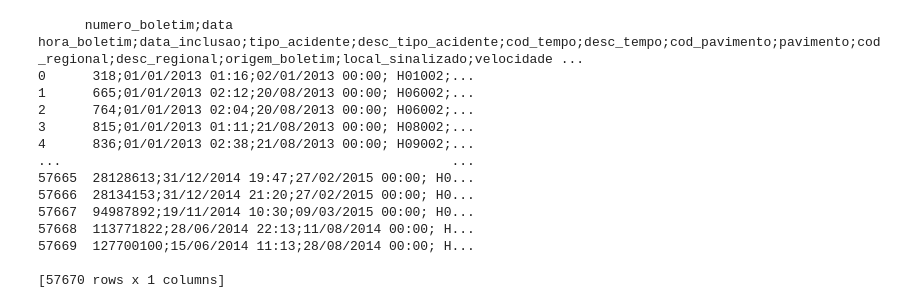
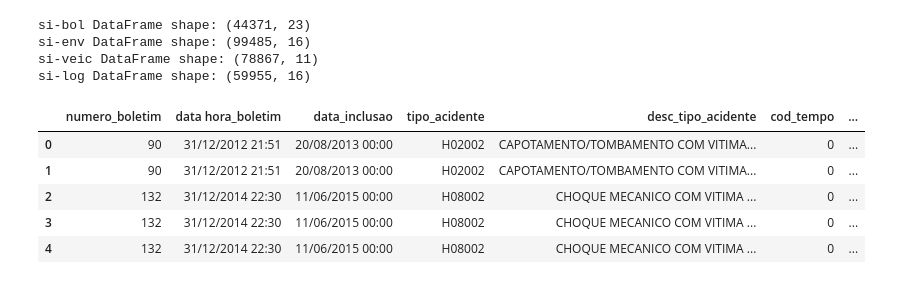
Before and after one commit to SamuelLipovetsky/mda_project, a Jupyter notebook: main.ipynb, the cells around one changed output. Cells and saved outputs as stored; diff of their text form; code cells hidden in the pictures.

```diff
--- a/main.ipynb
+++ b/main.ipynb
@@ -1,35 +1,54 @@
 # %%
 import pandas as pd
 import os
+#loading and joining the tables based on the first colum "numero_boletim" or"num_boletim"
+def load_and_concatenate_csvs(directory_path, delimiter=';'):
+    csv_files = [file for file in os.listdir(directory_path) if file.endswith('.csv')]
+    dataframes = []
+    for file in csv_files:
+        file_path = os.path.join(directory_path, file)
+        try:
+            df = pd.read_csv(file_path, encoding='utf-8', delimiter=delimiter, on_bad_lines='skip')
+        except UnicodeDecodeError:
+            df = pd.read_csv(file_path, encoding='latin1', delimiter=delimiter, on_bad_lines='skip')
+        dataframes.append(df)
+    return pd.concat(dataframes, ignore_index=True)
 
 
-directory_path = './si-bol'
-csv_files = [file for file in os.listdir(directory_path) if file.endswith('.csv')]
-dataframes = []
-for file in csv_files:
-    file_path = os.path.join(directory_path, file)
-    try:
-        df = pd.read_csv(file_path, encoding='utf-8')
-    except UnicodeDecodeError:
-        df = pd.read_csv(file_path, encoding='latin1')
-    dataframes.append(df)
+si_bol_path = './si-bol'
+si_env_path = './si-env'
+si_veic_path = './si-veic'
+si_log_path = './si-log'
+pd.options.display.max_columns = None
 
-combined_dataframe = pd.concat(dataframes, ignore_index=True)
+df_si_bol = load_and_concatenate_csvs(si_bol_path)
+df_si_env = load_and_concatenate_csvs(si_env_path)
+df_si_veic = load_and_concatenate_csvs(si_veic_path)
+df_si_log = load_and_concatenate_csvs(si_log_path)
 
 
-print(combined_dataframe)
+
+print("si-bol DataFrame shape:", df_si_bol.shape)
+print("si-env DataFrame shape:", df_si_env.shape)
+print("si-veic DataFrame shape:", df_si_veic.shape)
+print("si-log DataFrame shape:", df_si_log.shape)
+
+
+df_si_env.rename(columns={'num_boletim': 'numero_boletim'}, inplace=True)
+
+joined_df = df_si_bol.merge(df_si_env, on="numero_boletim", how="outer")
+joined_df = joined_df.merge(df_si_veic, on="numero_boletim", how="outer" )
+joined_df = joined_df.merge(df_si_log, on="numero_boletim", how="outer")
+
+joined_df.drop_duplicates().dropna().head()
 # %% [output]
-      numero_boletim;data hora_boletim;data_inclusao;tipo_acidente;desc_tipo_acidente;cod_tempo;desc_tempo;cod_pavimento;pavimento;cod_regional;desc_regional;origem_boletim;local_sinalizado;velocidade ...
-0      318;01/01/2013 01:16;02/01/2013 00:00; H01002;...
-1      665;01/01/2013 02:12;20/08/2013 00:00; H06002;...
-2      764;01/01/2013 02:04;20/08/2013 00:00; H06002;...
-3      815;01/01/2013 01:11;21/08/2013 00:00; H08002;...
-4      836;01/01/2013 02:38;21/08/2013 00:00; H09002;...
-...                                                  ...
-57665  28128613;31/12/2014 19:47;27/02/2015 00:00; H0...
-57666  28134153;31/12/2014 21:20;27/02/2015 00:00; H0...
-57667  94987892;19/11/2014 10:30;09/03/2015 00:00; H0...
-57668  113771822;28/06/2014 22:13;11/08/2014 00:00; H...
-57669  127700100;15/06/2014 11:13;28/08/2014 00:00; H...
-
-[57670 rows x 1 columns]
+si-bol DataFrame shape: (44371, 23)
+si-env DataFrame shape: (99485, 16)
+si-veic DataFrame shape: (78867, 11)
+si-log DataFrame shape: (59955, 16)
+|  | numero_boletim | data hora_boletim | data_inclusao | tipo_acidente | desc_tipo_acidente | cod_tempo | ... |
+| 0 | 90 | 31/12/2012 21:51 | 20/08/2013 00:00 | H02002 | CAPOTAMENTO/TOMBAMENTO COM VITIMA... | 0 | ... |
+| 1 | 90 | 31/12/2012 21:51 | 20/08/2013 00:00 | H02002 | CAPOTAMENTO/TOMBAMENTO COM VITIMA... | 0 | ... |
+| 2 | 132 | 31/12/2014 22:30 | 11/06/2015 00:00 | H08002 | CHOQUE MECANICO COM VITIMA ... | 0 | ... |
+| 3 | 132 | 31/12/2014 22:30 | 11/06/2015 00:00 | H08002 | CHOQUE MECANICO COM VITIMA ... | 0 | ... |
+| 4 | 132 | 31/12/2014 22:30 | 11/06/2015 00:00 | H08002 | CHOQUE MECANICO COM VITIMA ... | 0 | ... |
```
Also changed, not shown: parts of 11 cells of this notebook, 4 other files.
